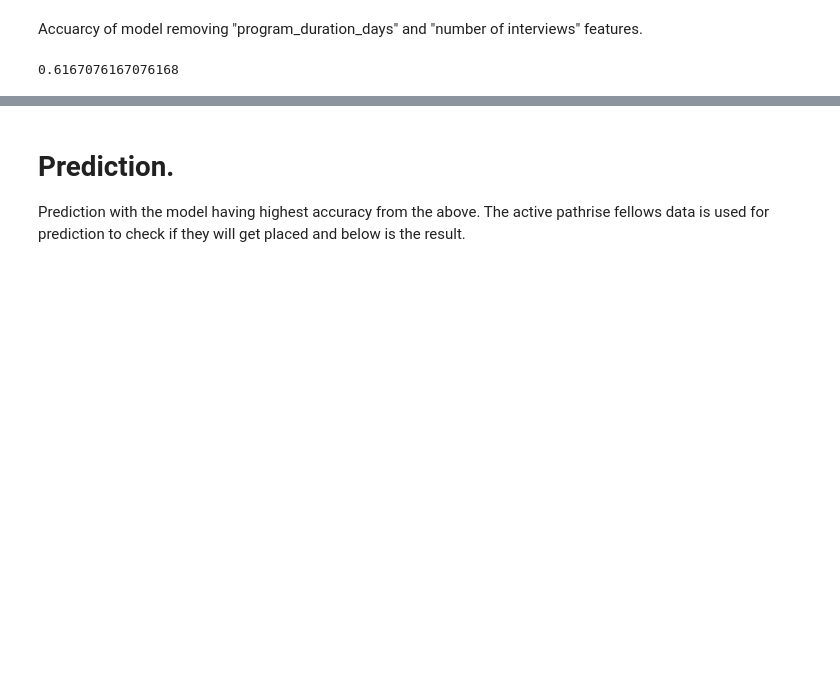
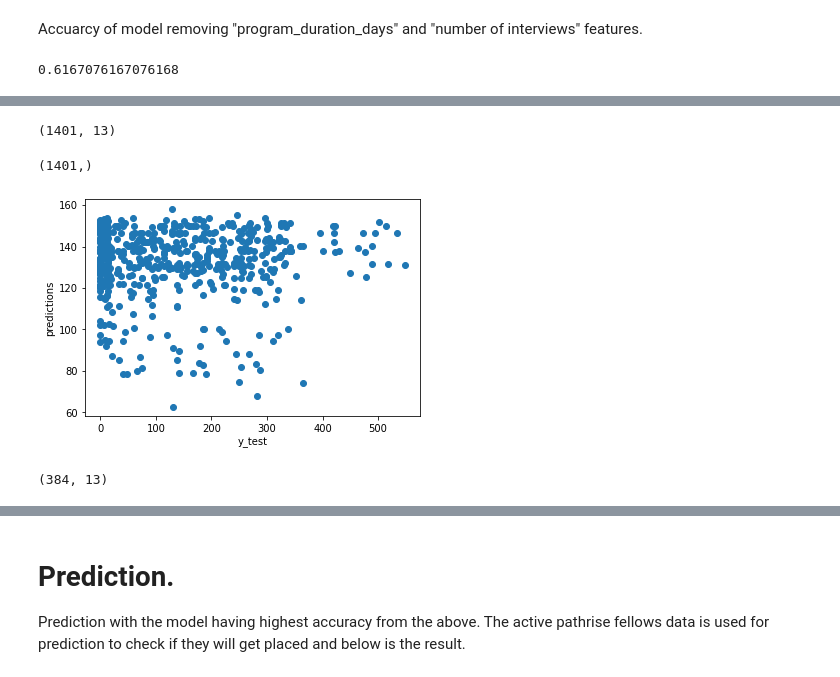
Before and after one commit to shreyus3003/pathrise, a Jupyter notebook: pathrise_analysis.ipynb, the cells around one changed output, grey strips where cells are left out. Drawn from its saved outputs; the diff is of its cells as text; code cells hidden in the pictures; blank space fills up the shorter version.

```diff
--- a/pathrise_analysis.ipynb
+++ b/pathrise_analysis.ipynb
@@ -408,0 +437,25 @@ accuracy_score(y_test,logit_predict)
+# %%
+Y = df_x2['program_duration_days']
+X = df_x2.drop(['program_duration_days'], axis=1)
+print(X.shape)
+Y.shape
+# %% [output]
+(1401, 13)
+(1401,)
+# %%
+x_train,x_test,y_train,y_test=train_test_split(X,Y,test_size=0.4,random_state=50)
+linear=LinearRegression()
+linear.fit(x_train,y_train)
+prediction = linear.predict(x_test)
+# %%
+plt.scatter(y_test,prediction)
+plt.xlabel("y_test")
+plt.ylabel("predictions")
+plt.show()
+# %% [output]
+[figure, added]
+# %%
+df_active_test_lin = df_active_test.drop(['number_of_applications'], axis=1)
+df_active_test_lin.shape
+# %% [output]
+(384, 13)
```
Also changed, not shown: parts of 12 cells of this notebook.
